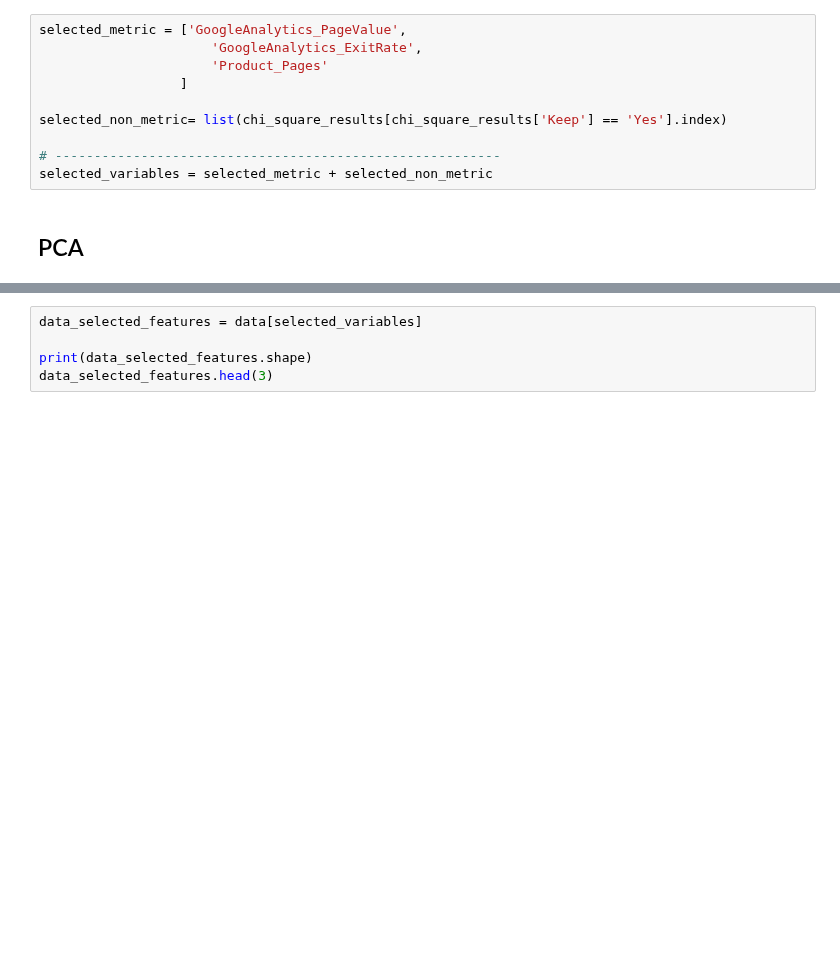
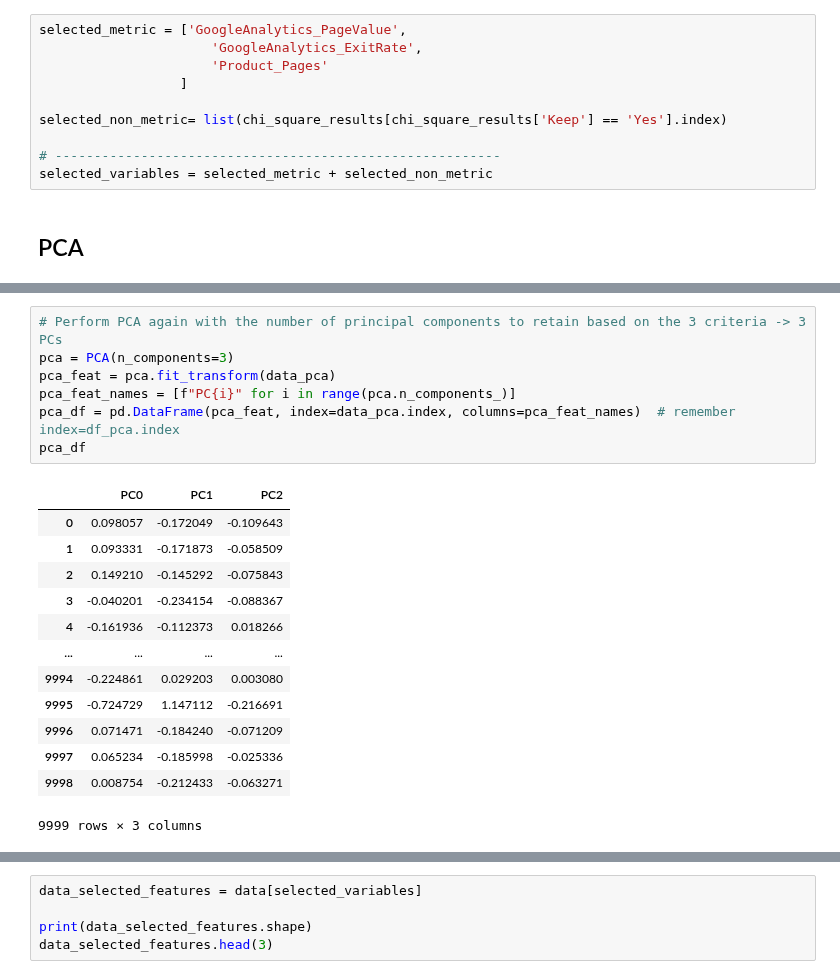
Before and after one commit to JohnnyCodess/Project-Machine-Learning, a Jupyter notebook: Inchoerencies + Outliers per Fold.ipynb, the cells around one changed output, grey strips where cells are left out. Saved outputs shown, nothing was run; the diff lists cells and outputs as text; blank space fills up the shorter version.

```diff
--- a/Inchoerencies + Outliers per Fold.ipynb
+++ b/Inchoerencies + Outliers per Fold.ipynb
@@ -799,0 +861,21 @@ selected_variables = selected_metric + selected_non_metric
+# %%
+# Perform PCA again with the number of principal components to retain based on the 3 criteria -> 3 PCs
+pca = PCA(n_components=3)
+pca_feat = pca.fit_transform(data_pca)
+pca_feat_names = [f"PC{i}" for i in range(pca.n_components_)]
+pca_df = pd.DataFrame(pca_feat, index=data_pca.index, columns=pca_feat_names)  # remember index=df_pca.index
+pca_df
+# %% [output]
+|  | PC0 | PC1 | PC2 |
+| 0 | 0.098057 | -0.172049 | -0.109643 |
+| 1 | 0.093331 | -0.171873 | -0.058509 |
+| 2 | 0.149210 | -0.145292 | -0.075843 |
+| 3 | -0.040201 | -0.234154 | -0.088367 |
+| 4 | -0.161936 | -0.112373 | 0.018266 |
+| ... | ... | ... | ... |
+| 9994 | -0.224861 | 0.029203 | 0.003080 |
+| 9995 | -0.724729 | 1.147112 | -0.216691 |
+| 9996 | 0.071471 | -0.184240 | -0.071209 |
+| 9997 | 0.065234 | -0.185998 | -0.025336 |
+| 9998 | 0.008754 | -0.212433 | -0.063271 |
+9999 rows × 3 columns
```
Also changed, not shown: parts of 4 cells of this notebook.
